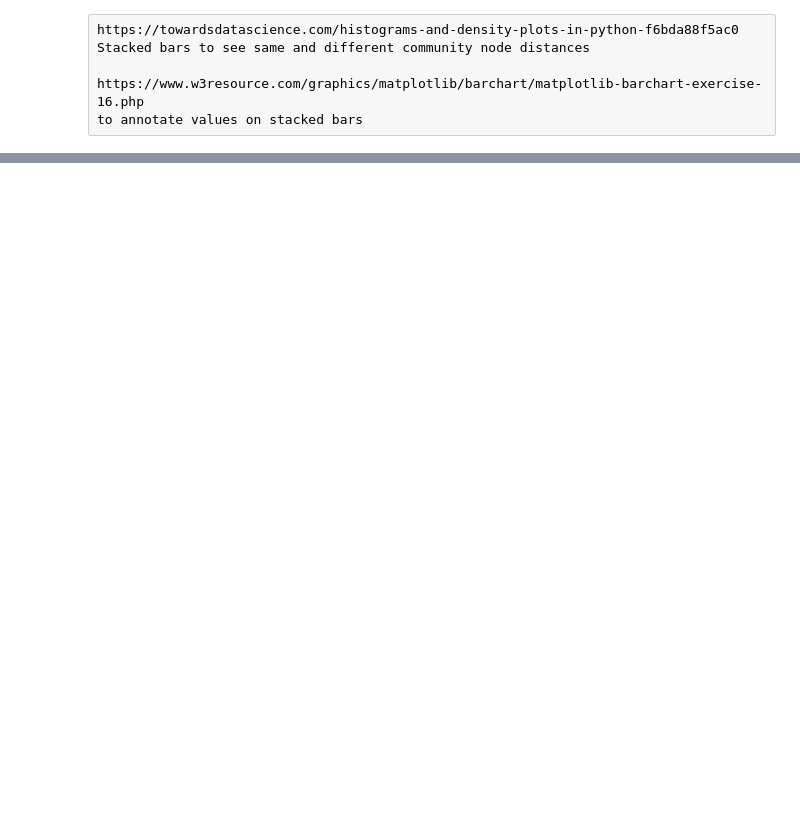
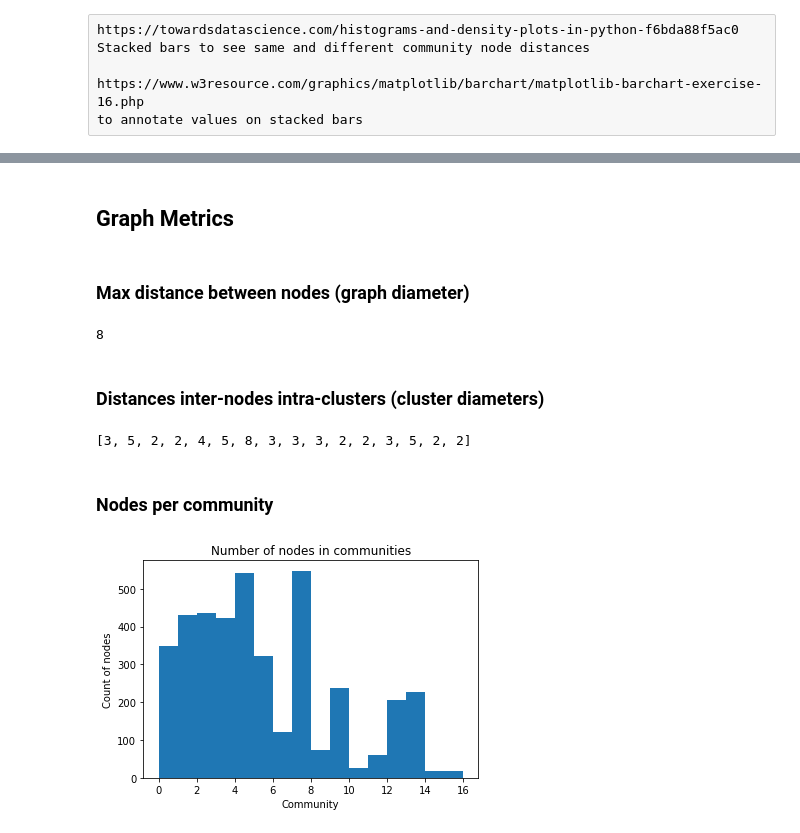
Before and after one commit to mbettinger/collusion-resistant-worker-set-selection, a Jupyter notebook: notebooks/graph-tests.ipynb, the cells around one changed output, grey strips where cells are left out. Drawn from its saved outputs; the diff is of its cells as text; code cells hidden in the pictures; blank space fills up the shorter version.

```diff
--- a/notebooks/graph-tests.ipynb
+++ b/notebooks/graph-tests.ipynb
@@ -334,0 +355,30 @@ print(sum(PCCList))
+# %% [markdown]
+## Graph Metrics
+# %% [markdown]
+### Max distance between nodes (graph diameter)
+# %%
+print(F.diameter())
+# %% [output]
+8
+# %% [markdown]
+### Distances inter-nodes intra-clusters (cluster diameters)
+# %%
+subgraphs=partition.subgraphs()
+print(list([subgraph.diameter() for subgraph in subgraphs]))
+# %% [output]
+[3, 5, 2, 2, 4, 5, 8, 3, 3, 3, 2, 2, 3, 5, 2, 2]
+# %% [markdown]
+### Nodes per community
+# %%
+from collections import Counter
+nbClusters=len(Counter(F.vs["cluster"]))
+# %%
+bins = np.arange(0, nbClusters+1, 1)
+plt.hist(F.vs["cluster"], bins=bins)
+plt.title('Number of nodes in communities')
+plt.xlabel('Community')
+plt.ylabel('Count of nodes')
+
+plt.show()
+# %% [output]
+[figure, added]
```
Also changed, not shown: parts of 17 cells of this notebook.
